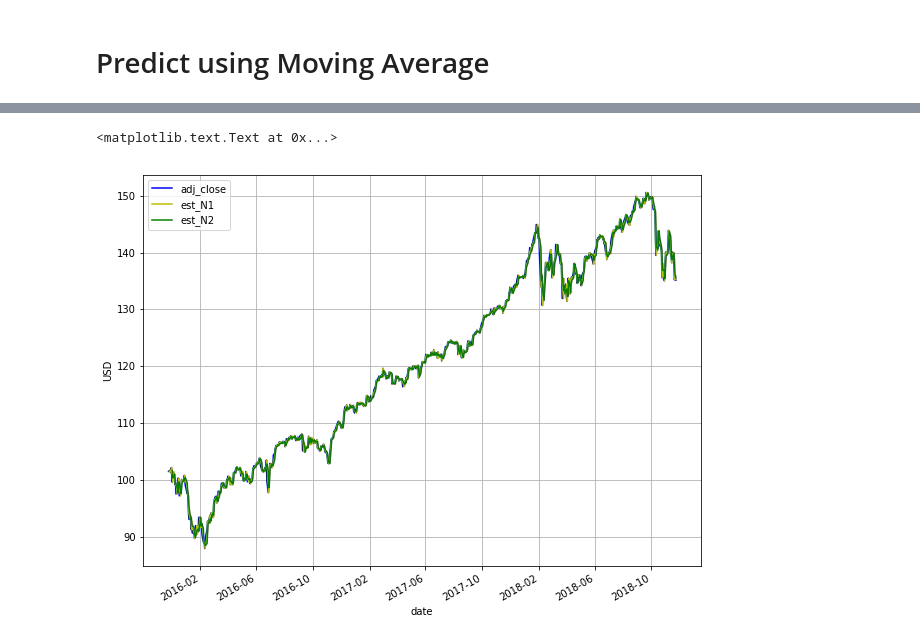
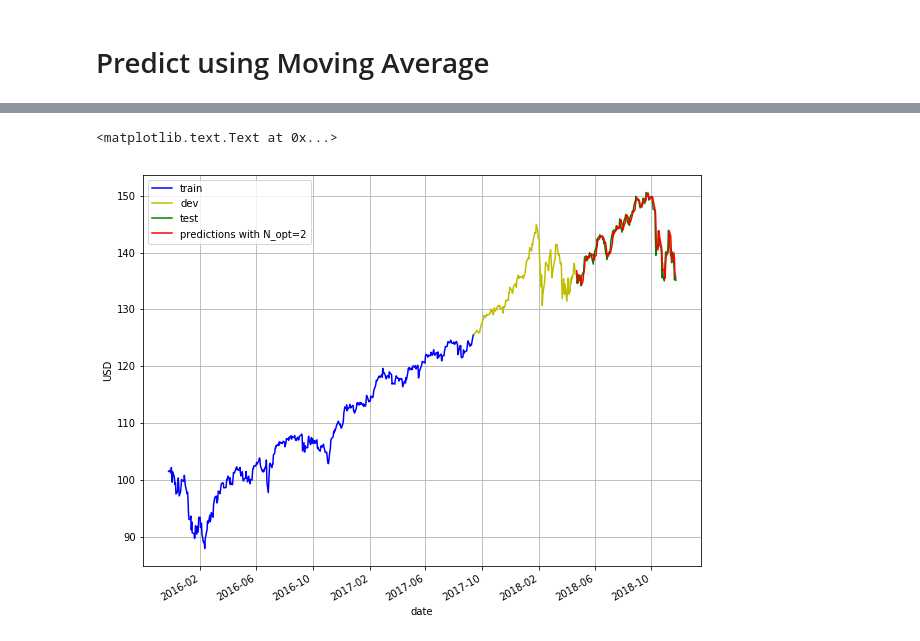
Before and after one commit to NGYB/Stocks, a Jupyter notebook: StockPricePrediction/StockPricePrediction_v3_mov_avg.ipynb, the cells around one changed output, grey strips where cells are left out. Cells and saved outputs as stored; diff of their text form; code cells hidden in the pictures.

```diff
--- a/StockPricePrediction/StockPricePrediction_v3_mov_avg.ipynb
+++ b/StockPricePrediction/StockPricePrediction_v3_mov_avg.ipynb
@@ -128 +195,4 @@ plt.ylabel('RMSE')
+# %%
+# Set optimum N
+N_opt = 2
 # %% [markdown]
@@ -129,0 +200,12 @@ plt.ylabel('RMSE')
+# %%
+# Plot adjusted close over time
+rcParams['figure.figsize'] = 10, 8 # width 10, height 8
+
+ax = train.plot(x='date', y='adj_close', style='b-', grid=True)
+ax = cv.plot(x='date', y='adj_close', style='y-', grid=True, ax=ax)
+ax = test.plot(x='date', y='adj_close', style='g-', grid=True, ax=ax)
+ax = cv.plot(x='date', y='est_N1', style='r-', grid=True, ax=ax)
+ax = cv.plot(x='date', y='est_N2', style='m-', grid=True, ax=ax)
+ax.legend(['train', 'dev', 'test', 'predictions with N=1', 'predictions with N=2'])
+ax.set_xlabel("date")
+ax.set_ylabel("USD")
@@ -129,0 +215,15 @@ plt.ylabel('RMSE')
+# %%
+# Plot adjusted close over time
+rcParams['figure.figsize'] = 10, 8 # width 10, height 8
+
+ax = train.plot(x='date', y='adj_close', style='bx-', grid=True)
+ax = cv.plot(x='date', y='adj_close', style='yx-', grid=True, ax=ax)
+ax = test.plot(x='date', y='adj_close', style='gx-', grid=True, ax=ax)
+ax = cv.plot(x='date', y='est_N1', style='rx-', grid=True, ax=ax)
+ax = cv.plot(x='date', y='est_N2', style='mx-', grid=True, ax=ax)
+ax.legend(['train', 'dev', 'test', 'predictions with N=1', 'predictions with N=2'])
+ax.set_xlabel("date")
+ax.set_ylabel("USD")
+ax.set_xlim([date(2017, 11, 1), date(2017, 12, 30)])
+ax.set_ylim([127, 137])
+ax.set_title('Zoom in to dev set')
@@ -129,0 +235,6 @@ plt.ylabel('RMSE')
+# %%
+est_list = get_preds_mov_avg(df, 'adj_close', N_opt, 0, num_train+num_cv)
+test['est' + '_N' + str(N_opt)] = est_list
+print("RMSE = %0.3f" % math.sqrt(mean_squared_error(est_list, test['adj_close'])))
+print("MAPE = %0.3f%%" % get_mape(test['adj_close'], est_list))
+test.head()
@@ -130,12 +254,14 @@ plt.ylabel('RMSE')
 # %%
 # Plot adjusted close over time
 rcParams['figure.figsize'] = 10, 8 # width 10, height 8
 
-ax = df.plot(x='date', y='adj_close', style='b-', grid=True)
-ax = df[1:].plot(x='date', y='est_N1', style='y-', grid=True, ax=ax)
-ax = df[5:].plot(x='date', y='est_N2', style='g-', grid=True, ax=ax)
+ax = train.plot(x='date', y='adj_close', style='b-', grid=True)
+ax = cv.plot(x='date', y='adj_close', style='y-', grid=True, ax=ax)
+ax = test.plot(x='date', y='adj_close', style='g-', grid=True, ax=ax)
+ax = test.plot(x='date', y='est_N2', style='r-', grid=True, ax=ax)
+ax.legend(['train', 'dev', 'test', 'predictions with N_opt=2'])
 ax.set_xlabel("date")
 ax.set_ylabel("USD")
 # %% [output]
 <matplotlib.text.Text at 0x...>
-[figure, old version]
+[figure, new version]
```
Also changed, not shown: parts of 16 cells of this notebook, 2 other files.
